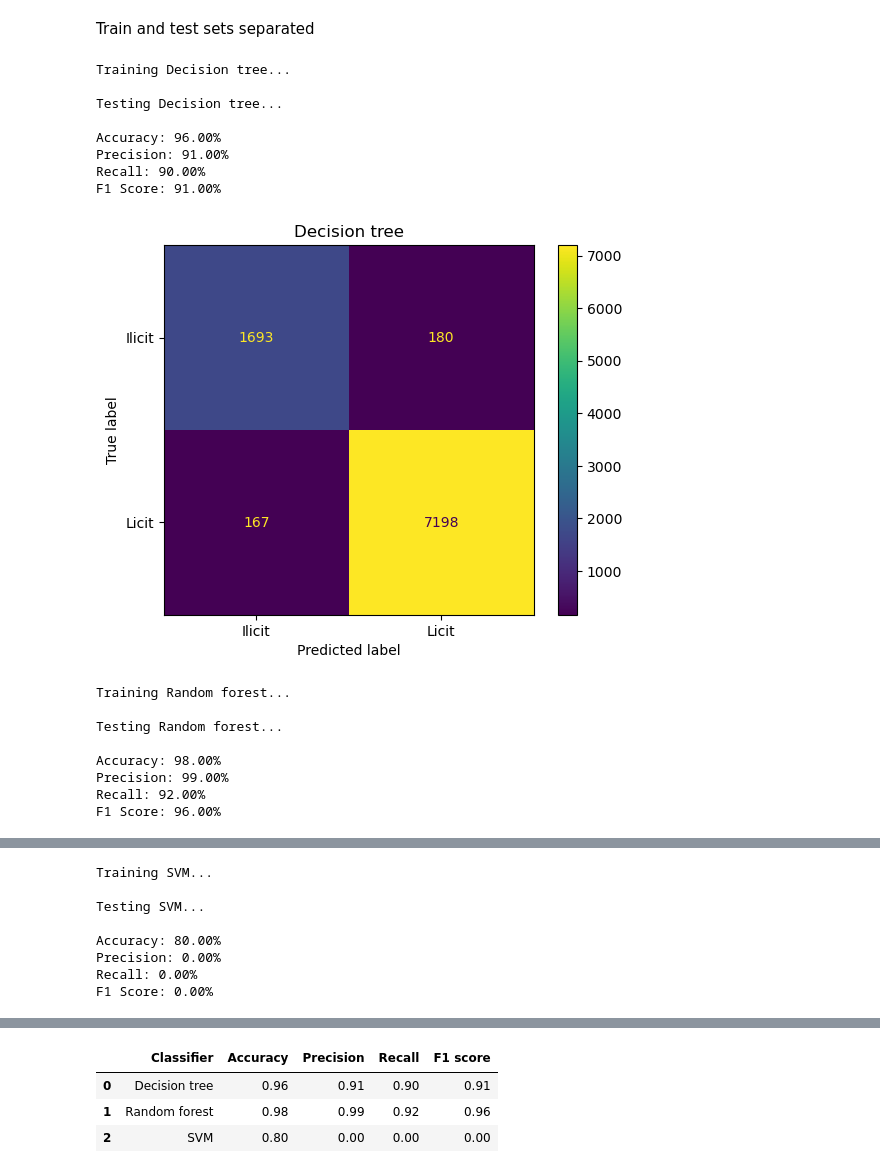
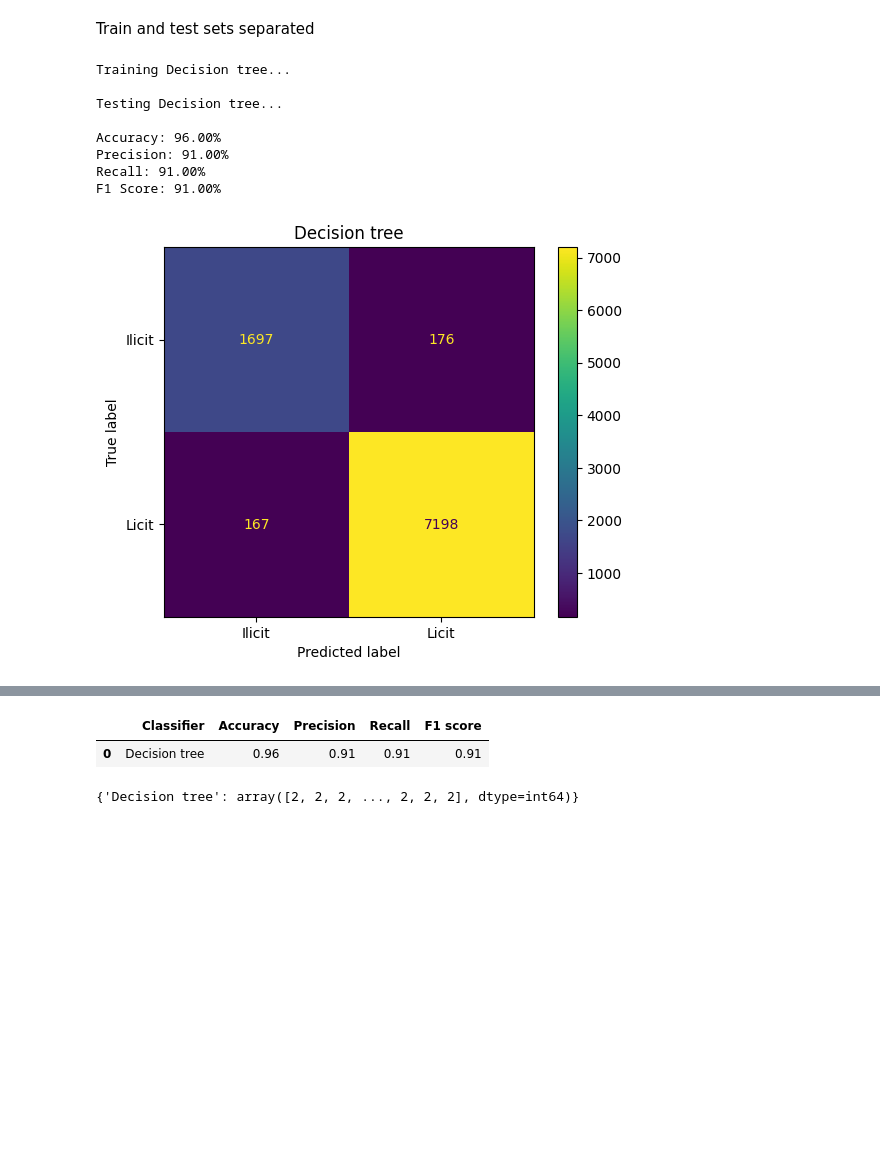
Before and after one commit to Arnau1/GraphAnomaly, a Jupyter notebook: ML_algorithms.ipynb, the cells around one changed output, grey strips where cells are left out. Cells and saved outputs as stored; diff of their text form; code cells hidden in the pictures; blank space fills up the shorter version.

Commit message:
visualitzant grafs

```diff
--- a/ML_algorithms.ipynb
+++ b/ML_algorithms.ipynb
@@ -327,14 +327,15 @@ F1 Score: 94.00%
 # %% [markdown]
 Train and test sets separated
 # %%
-train_set = pd.read_csv(path+'/train_set.csv')
-test_set = pd.read_csv(path+'/test_set.csv')
+train_set = pd.read_csv('train_set.csv')
+test_set = pd.read_csv('test_set.csv')
 # %%
 class machineLearning2:
     def __init__(self, train_set, test_set):
         self.train_set = train_set
         self.test_set = test_set
-        self.results = pd.DataFrame(columns=["Classifier", "Accuracy", "Precision", "Recall", "F1 score"])
+        self.metrics = pd.DataFrame(columns=["Classifier", "Accuracy", "Precision", "Recall", "F1 score"])
+        self.predictions = {}
 
     def apply_PCA(self, ncomponents):
         # Standardize the features (important for PCA)
@@ -394,6 +395,7 @@ class machineLearning2:
 
         # Evaluate the model
         y_pred = model.predict(X_test)
+        self.predictions[algorithm] = y_pred
 
         print(f"Testing {algorithm}...\n")
         accuracy = round(accuracy_score(y_test, y_pred), 2)
@@ -408,7 +410,7 @@ class machineLearning2:
         f1 = round(f1_score(y_test, y_pred, pos_label=1),2)
         print("F1 Score: {:.2f}%".format(f1 * 100))
 
-        self.results.loc[len(self.results)] = [algorithm, accuracy, precision, recall, f1]
+        self.metrics.loc[len(self.metrics)] = [algorithm, accuracy, precision, recall, f1]
 
         if display_conf_matrix:
             cm = confusion_matrix(y_test, y_pred, labels=[1, 2])
@@ -428,37 +430,35 @@ class machineLearning2:
             # plt.title(f'Confusion Matrix for {algorithm}')
             # plt.show()
 
-    def get_results(self):
-        return self.results
+    def get_metrics(self):
+        return self.metrics
+
+
+    def get_predictions(self):
+        return self.predictions
 # %%
 # Create the instance
 ml_instance = machineLearning2(train_set, test_set)
 
 methods = ["Decision tree", "Random forest", "SVM"]
 
 # Train
 for method in methods:
     ml_instance.train_and_test(algorithm=method, display_conf_matrix=True)
+    break
 
 
-final_results_down_sample = ml_instance.get_results()
+final_results_down_sample = ml_instance.get_metrics()
 display(final_results_down_sample)
 final_results_down_sample.to_csv('final_results_down_sample.csv')
+predictions = ml_instance.get_predictions()
 # %% [output]
 Training Decision tree...
 
 Testing Decision tree...
 
 Accuracy: 96.00%
 Precision: 91.00%
-Recall: 90.00%
+Recall: 91.00%
 F1 Score: 91.00%
-[figure, old version]
+[figure, new version]
-Training Random forest...
-
-Testing Random forest...
-
-Accuracy: 98.00%
-Precision: 99.00%
-Recall: 92.00%
-F1 Score: 96.00%
@@ -466,8 +464,0 @@ F1 Score: 96.00%
-Training SVM...
-
-Testing SVM...
-
-Accuracy: 80.00%
-Precision: 0.00%
-Recall: 0.00%
-F1 Score: 0.00%
@@ -475,4 +465,6 @@ F1 Score: 0.00%
 |  | Classifier | Accuracy | Precision | Recall | F1 score |
-| 0 | Decision tree | 0.96 | 0.91 | 0.90 | 0.91 |
-| 1 | Random forest | 0.98 | 0.99 | 0.92 | 0.96 |
-| 2 | SVM | 0.80 | 0.00 | 0.00 | 0.00 |
+| 0 | Decision tree | 0.96 | 0.91 | 0.91 | 0.91 |
+# %%
+predictions
+# %% [output]
+{'Decision tree': array([2, 2, 2, ..., 2, 2, 2], dtype=int64)}
```
Also changed, not shown: parts of 1 cell of this notebook, 4 other files.
